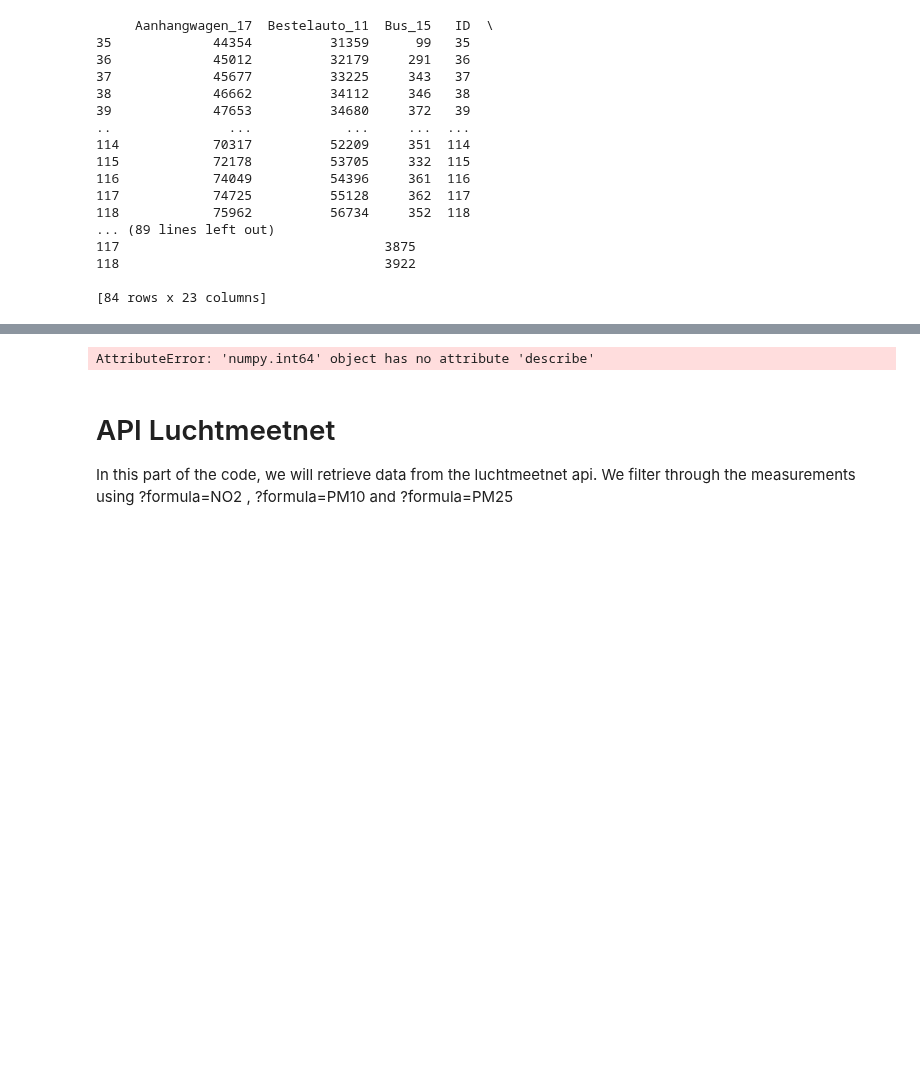
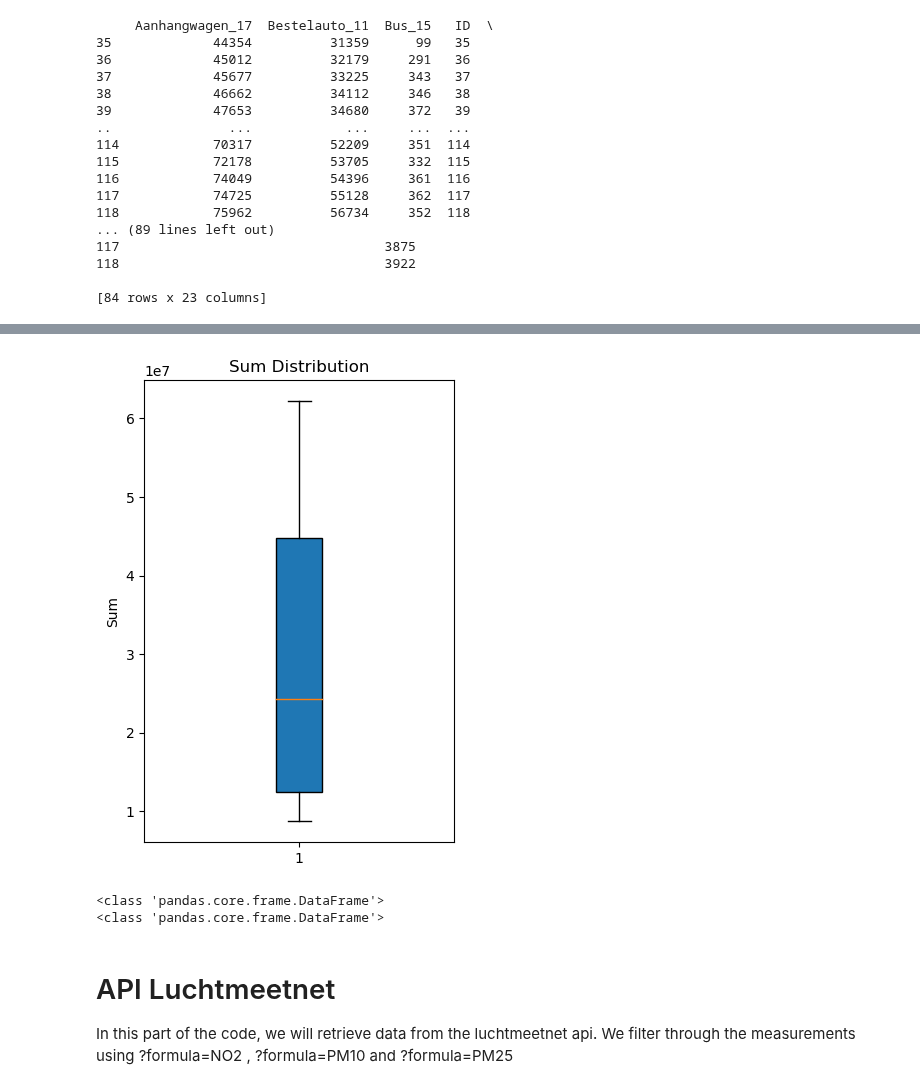
Before and after one commit to R-Zaid/DSS-project, a Jupyter notebook: main/DSS group 1 .ipynb, the cells around one changed output, grey strips where cells are left out. Cells and saved outputs as stored; diff of their text form; code cells hidden in the pictures; blank space fills up the shorter version.

Commit message:
preprocessing vehicle data

```diff
--- a/main/DSS group 1 .ipynb
+++ b/main/DSS group 1 .ipynb
@@ -243,5 +243,7 @@ columns_vehicledb = ['Aanhangwagen_17',
             'TrekkerVoorOplegger_13',
             'VrachtautoExclTrekkerVoorOplegger_12']
 
-dfprovince.groupby('RegioS')[columns_vehicledb].sum()
+dfprovince = dfprovince.groupby('RegioS')[columns_vehicledb].sum().reset_index()
+dfprovince["Sum"] = dfprovince[columns_vehicledb].sum(axis=1)
+print(dfprovince[["RegioS","Sum"]].reset_index())
 # %% [output]
@@ -272,3 +308,10 @@ AttributeError: 'numpy.int64' object has no attribute 'describe'
 # %%
+import matplotlib.pyplot as plt
+plt.figure(figsize=(4,6))
+sum = dfprovince['Sum'].dropna() # If you don't remove NANs, default matplotlib function will fail
+plt.boxplot(sum, vert=True, patch_artist=True)
+plt.title("Sum Distribution")
+plt.ylabel("Sum")
+plt.show()
 # %% [output]
-AttributeError: 'numpy.int64' object has no attribute 'describe'
+[figure, added]
@@ -275,3 +324,9 @@ AttributeError: 'numpy.int64' object has no attribute 'describe'
+# %%
+print(type(dftotal_perprovince))
+print(type(dftotal_perprovince[columns_vehicledb]))
+# %% [output]
+<class 'pandas.core.frame.DataFrame'>
+<class 'pandas.core.frame.DataFrame'>
 # %% [markdown]
 # API Luchtmeetnet
 
```
Also changed, not shown: parts of 4 cells of this notebook.
